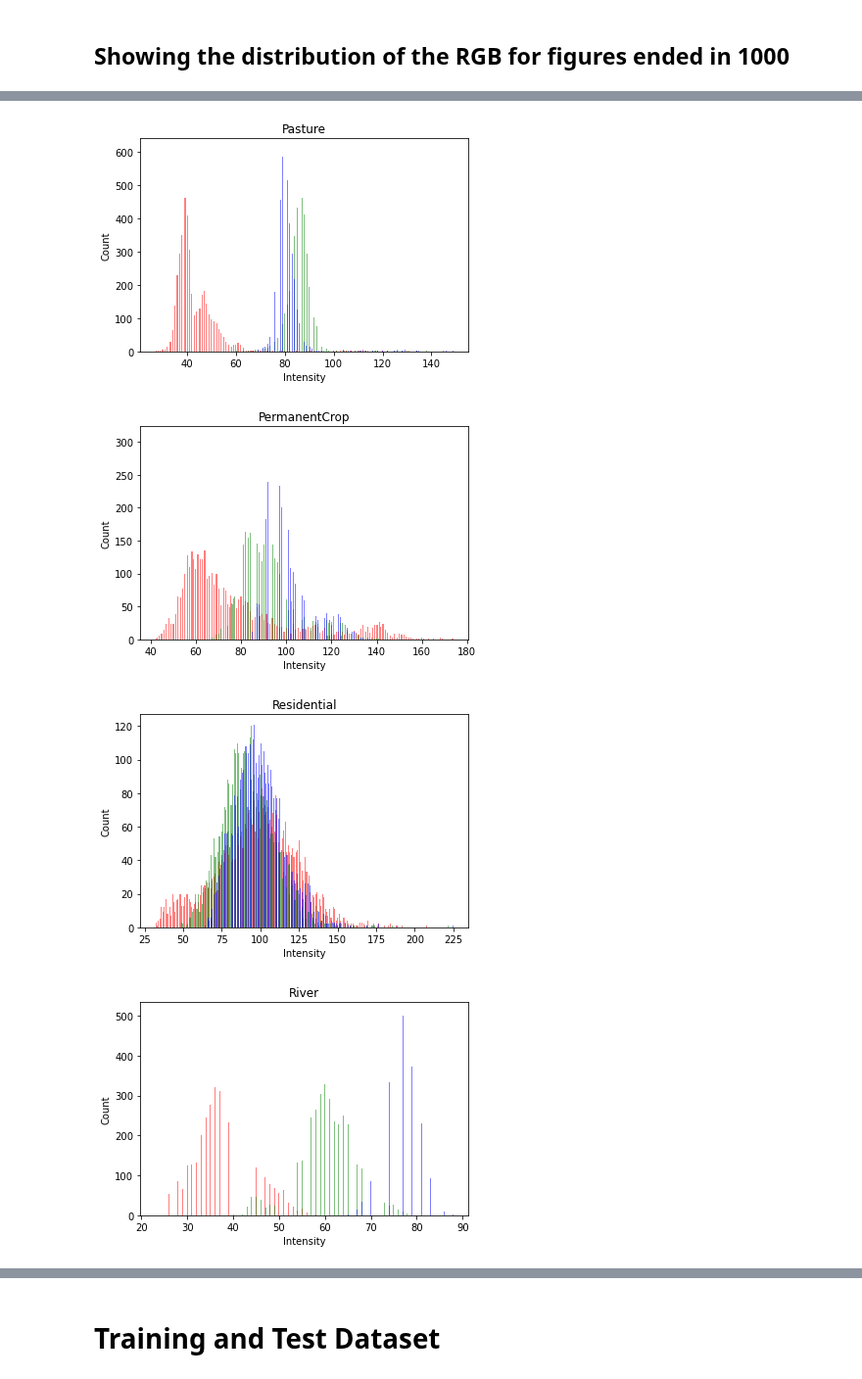
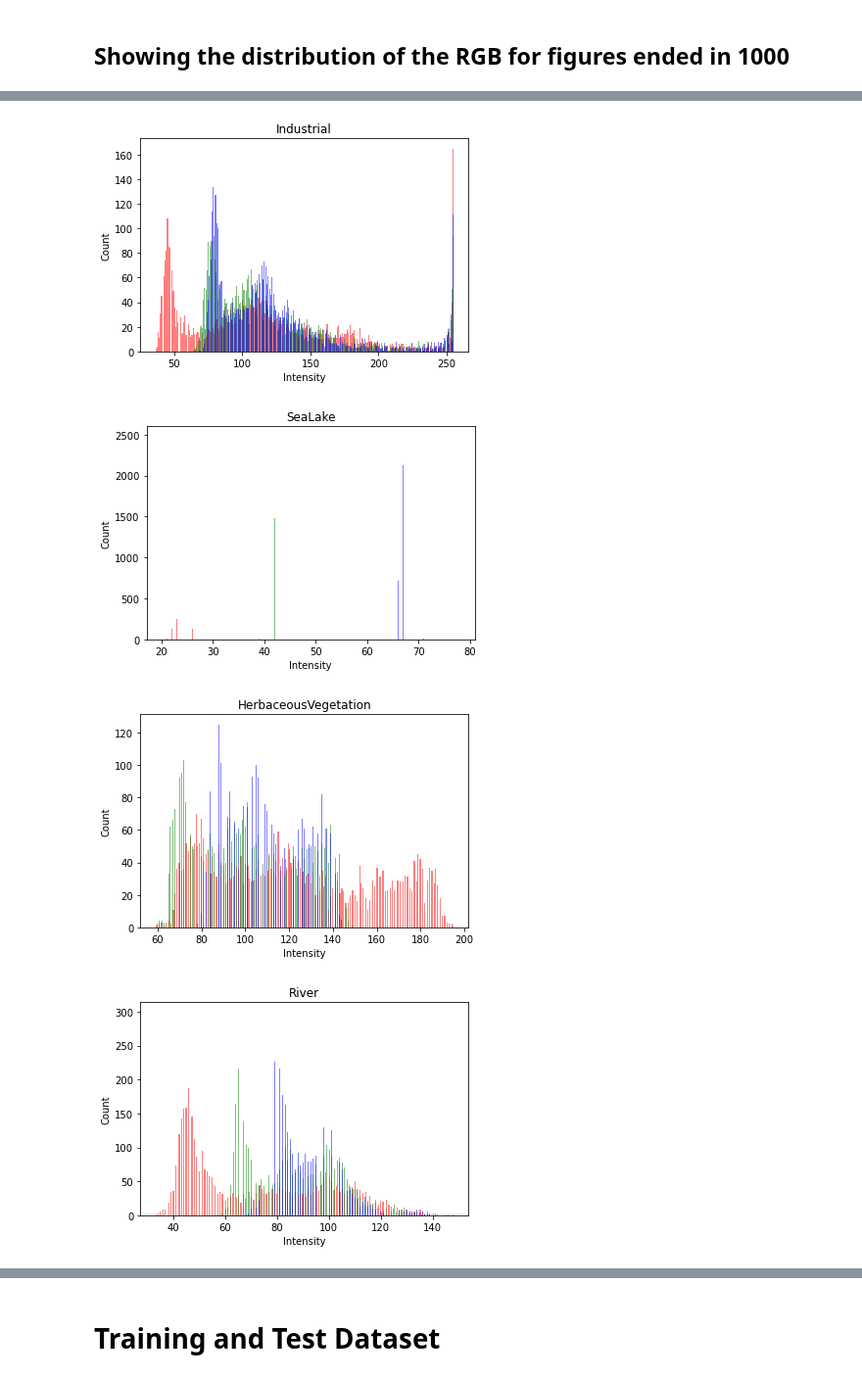
Before and after one commit to CSCCNY/final-project-landandbuildingsatimg-ccny, a Jupyter notebook: notebooks/scratch/00-SM-Tutorial_1.ipynb, the cells around one changed output, grey strips where cells are left out. Shown at 98% size. Cells and saved outputs as stored; diff of their text form; code cells hidden in the pictures.

```diff
--- a/notebooks/scratch/00-SM-Tutorial_1.ipynb
+++ b/notebooks/scratch/00-SM-Tutorial_1.ipynb
@@ -16,3 +7,10 @@ print(labels)
+# %%
+import os
+os.chdir(r"/home/said.mejia/Projects/Deep_Learning/Dataset")
+dataset = 'Euro_SAT_RGB'
+#dataset = 'EuroSAT_RGB_Deleting_Some_Images'
+labels = os.listdir(dataset)
+print(labels)
 # %% [markdown]
 # Exploratory Data Analysis
 # %% [markdown]
@@ -97,10 +96,10 @@ def plot_img_histogram(img_path):
     plt.hist(image[:, :, 2].ravel(), bins = 256, color = 'Blue', alpha = 0.5)
     plt.xlabel('Intensity')
     plt.ylabel('Count')
-    plt.title(img_path.split('\\')[-2])
+    plt.title(img_path.split('/')[-2])
     plt.show()
 # %%
 for l in labels:
-    path = os.path.join(dataset, l, l+'_1000.jpg')
+    path = os.path.join(dataset, l, l+'_1.jpg')
     plot_img_histogram(path)
 # %% [output]
@@ -112,4 +111,4 @@ for l in labels:
-[figure, old version]
+[figure, new version]
-[figure, old version]
+[figure, new version]
-[figure, old version]
+[figure, new version]
-[figure, old version]
+[figure, new version]
```
Also changed, not shown: parts of 14 cells of this notebook.
